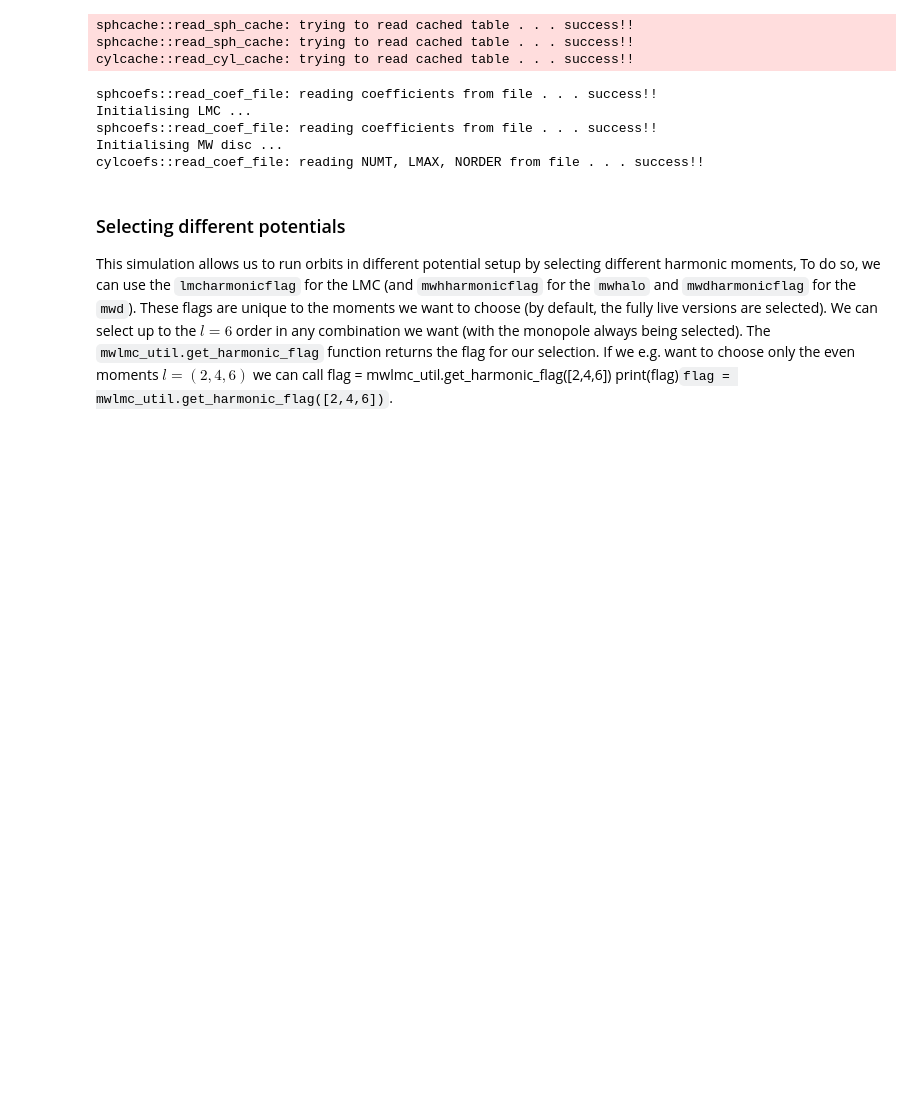
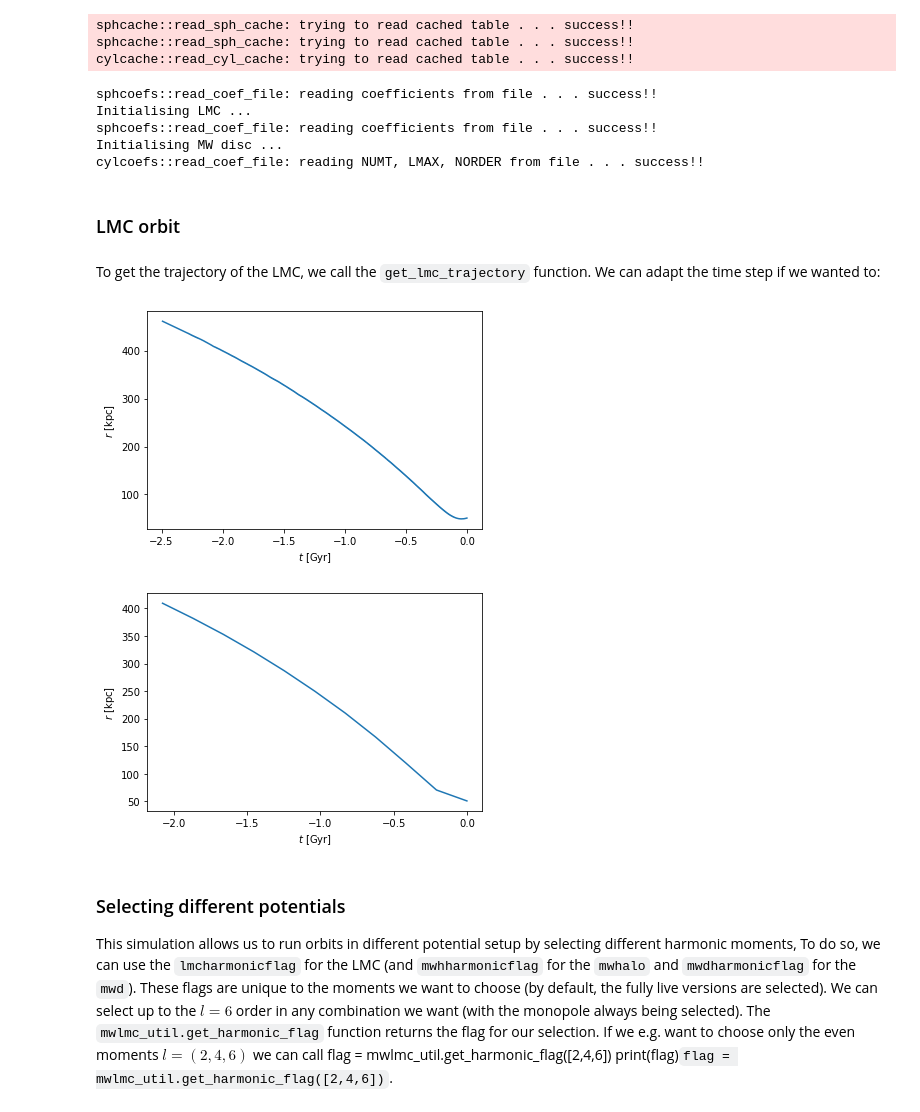
Before and after one commit to michael-petersen/sphexpansion, a Jupyter notebook: tutorial/orbits_tutorial.ipynb, the cells around one changed output. Drawn from its saved outputs; the diff is of its cells as text; code cells hidden in the pictures; blank space fills up the shorter version.

```diff
--- a/tutorial/orbits_tutorial.ipynb
+++ b/tutorial/orbits_tutorial.ipynb
@@ -46,6 +46,27 @@ Initialising LMC ...
 sphcoefs::read_coef_file: reading coefficients from file . . . success!!
 Initialising MW disc ...
 cylcoefs::read_coef_file: reading NUMT, LMAX, NORDER from file . . . success!!
+# %% [markdown]
+### LMC orbit
+# %% [markdown]
+To get the trajectory of the LMC, we call the `get_lmc_trajectory` function.
+We can adapt the time step if we wanted to:
+# %%
+torb, lmcx, lmcy, lmcz = Model.get_lmc_trajectory().T
+r = (lmcx**2 + lmcy**2 + lmcz**2)**(0.5)
+
+fig, ax = mwlmc_plot.plot_orbit_time(torb, r)
+plt.show()
+
+# As an example, a time step of 0.1 Gyr is too large:
+torb_dt, lmcx_dt, lmcy_dt, lmcz_dt = Model.get_lmc_trajectory(dt = 0.1).T
+r_dt = (lmcx_dt**2 + lmcy_dt**2 + lmcz_dt**2)**(0.5)
+
+fig, ax = mwlmc_plot.plot_orbit_time(torb_dt, r_dt)
+plt.show()
+# %% [output]
+[figure, added]
+[figure, added]
 # %% [markdown]
 ### Selecting different potentials
 This simulation allows us to run orbits in different potential setup by
```
Also changed, not shown: parts of 9 cells of this notebook, 1 other file.
